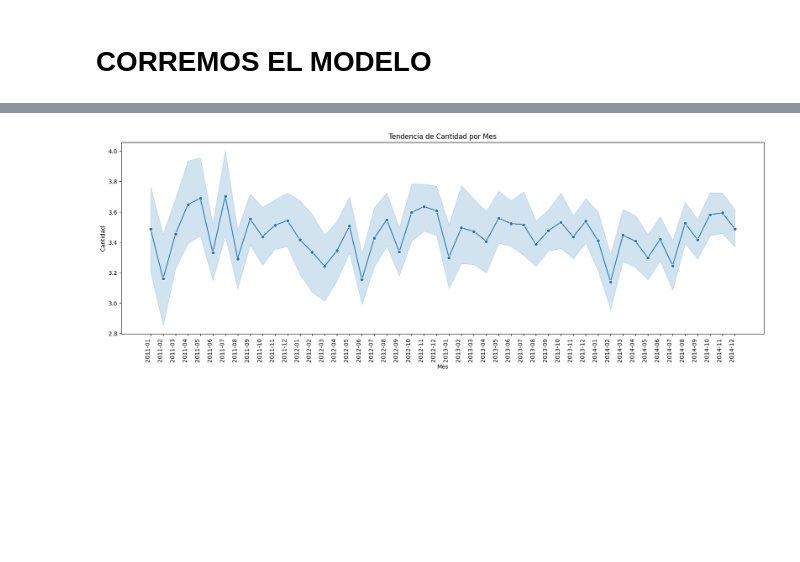
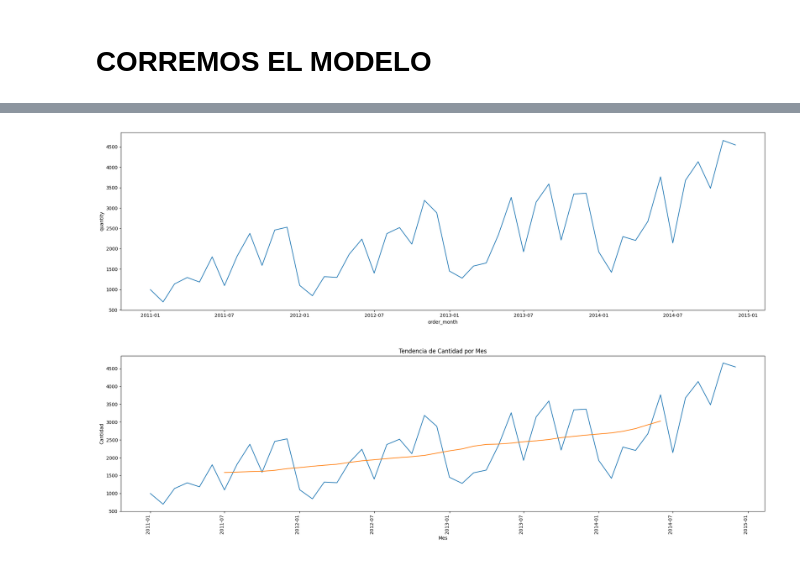
Before and after one commit to 4GeeksAcademy/FINAL_GLOBAL_SUPERSTORE, a Jupyter notebook: src/explore.ipynb, the cells around one changed output, grey strips where cells are left out. Saved outputs shown, nothing was run; the diff lists cells and outputs as text; code cells hidden in the pictures; blank space fills up the shorter version.

Commit message:
Modelo_terminado

```diff
--- a/src/explore.ipynb
+++ b/src/explore.ipynb
@@ -371,3 +371,7 @@ y = df['quantity']
 x_train , x_test , y_train , y_test = train_test_split(x,y,test_size=0.2,random_state=42)
 # %% [markdown]
 # CORREMOS EL MODELO
+# %%
+df = df.set_index("order_month")
+ts = df["quantity"]
+ts.head()
@@ -374,13 +386,40 @@ x_train , x_test , y_train , y_test = train_test_split(x,y,test_size=0.2,random_
+# %%
+import pandas as pd
+
+# 1. Convertir el índice a formato Datetime (fundamental para resample)
+ts.index = pd.to_datetime(ts.index)
+
+# 2. Agrupar por mes y sumar las cantidades
+# 'MS' significa Month Start (inicio de mes), esto mantiene el año y mes intactos
+ts_mensual = ts.resample('MS').sum()
+
+
+fig, axis = plt.subplots(figsize = (20, 6))
+sns.lineplot(data = ts_mensual)
+plt.tight_layout()
+
+plt.show()
+# %% [output]
+[figure, added]
+# %%
+# 3. Ahora aplica la descomposición sobre la nueva serie agrupada
+from statsmodels.tsa.seasonal import seasonal_decompose
+decomposition = seasonal_decompose(ts_mensual, model='additive', period=12)
+
+# 4. Extraer la tendencia
+trend = decomposition.trend
 # %%
-plt.figure(figsize=(20, 6))
-sns.lineplot(data=df, x='order_month', y='quantity', marker='o')
+fig, axis = plt.subplots(figsize = (20,6))
 
-# Títulos y etiquetas
+sns.lineplot(data = ts_mensual)
+sns.lineplot(data=trend)
+
 plt.title('Tendencia de Cantidad por Mes')
 plt.xlabel('Mes')
 plt.ylabel('Cantidad')
 plt.xticks(rotation=90, ha='right')
+plt.tight_layout()
 
 plt.show()
 # %% [output]
-[figure, old version]
+[figure, new version]
```
Also changed, not shown: parts of 15 cells of this notebook, 1 other file.
